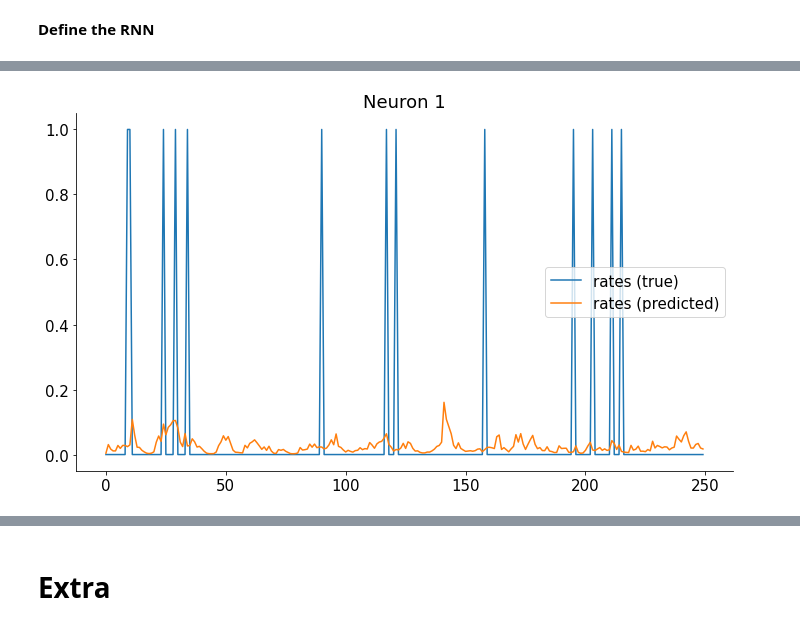
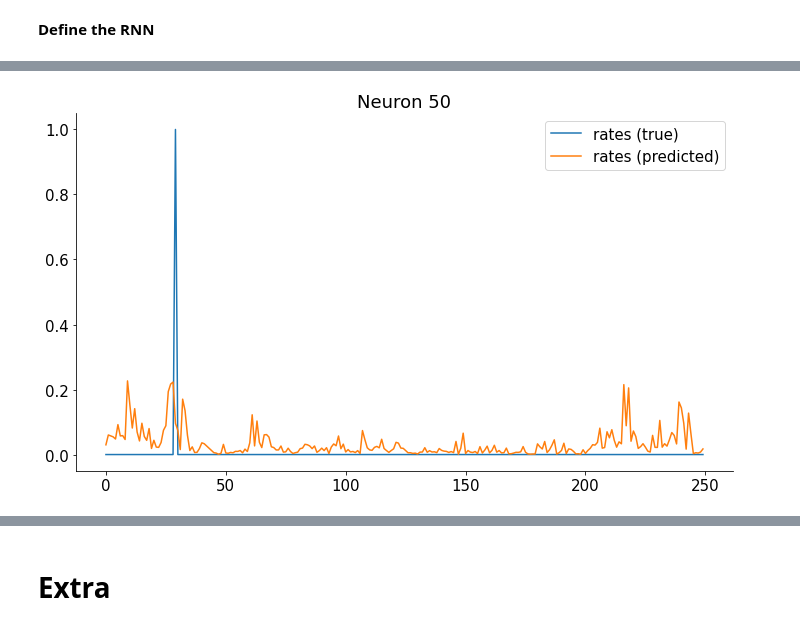
Before and after one commit to michele1993/NMA_latentDynamics, a Jupyter notebook: Copy_of_load_steinmetz_decisions.ipynb, the cells around one changed output, grey strips where cells are left out. Saved outputs shown, nothing was run; the diff lists cells and outputs as text; code cells hidden in the pictures.

```diff
--- a/Copy_of_load_steinmetz_decisions.ipynb
+++ b/Copy_of_load_steinmetz_decisions.ipynb
@@ -138,24 +82,0 @@ plt.show()
-# %%
-# @title Basic plots of population average
-
-# select just one of the recordings here. 11 is nice because it has some neurons in vis ctx.
-dat = alldat[11]
-print(dat.keys())
-
-dt = dat['bin_size']  # binning at 10 ms
-
-
-NT = dat['spks'].shape[-1]
-
-ax = plt.subplot(1, 5, 1)
-response = dat['response']  # right - nogo - left (-1, 0, 1)
-vis_right = dat['contrast_right']  # 0 - low - high
-vis_left = dat['contrast_left']  # 0 - low - high
-plt.plot(dt * np.arange(NT), 1/dt * dat['spks'][:, response >= 0].mean(axis=(0, 1)))  # left responses
-plt.plot(dt * np.arange(NT), 1/dt * dat['spks'][:, response < 0].mean(axis=(0, 1)))  # right responses
-plt.plot(dt * np.arange(NT), 1/dt * dat['spks'][:, vis_right > 0].mean(axis=(0, 1)))  # stimulus on the right
-plt.plot(dt * np.arange(NT), 1/dt * dat['spks'][:, vis_right == 0].mean(axis=(0, 1)))  # no stimulus on the right
-
-plt.legend(['left resp', 'right resp', 'right stim', 'no right stim'], fontsize=12)
-ax.set(xlabel='time (sec)', ylabel='firing rate (Hz)')
-plt.show()
@@ -488,12 +244,13 @@ tensor([147,  97, 132, 246, 204,  60, 229, 144, 202,  49,  16,  85, 189,  24,
 # %%
 # Define RNN for training
+
 
 # Convert data to torch.tensor():
 device = torch.device('cuda:0' if torch.cuda.is_available() else 'cpu')
 
 
-tr_nn  = torch.Tensor(training_nn, device=device)
-ts_nn = torch.Tensor(testing_nn, device=device)
+tr_nn  = torch.tensor(training_nn, device=device).float()
+ts_nn = torch.tensor(testing_nn, device=device).float()
 
 # Put them in the right shape for the RNN
 tr_nn = torch.permute(tr_nn ,(2,1,0))
@@ -503,9 +260,9 @@ ts_nn = torch.permute(ts_nn,(2,1,0))
 NN1 = tr_nn.shape[-1]
 NN2 = ts_nn.shape[-1]
 
-ncomp = 20
+ncomp = 100
 
-net = Net(ncomp, NN1, NN2,lr = .001, bidi = True).to(device)
+net = Net(ncomp, NN1, NN2,lr = 0.0005, bidi = True).to(device) # .0005
 
 
 net.train(tr_nn,ts_nn, niter = 10000)
@@ -530,19 +308,23 @@ iteration 9900, cost 0.0981
 # %%
 y_hat, _ = net(tr_nn)
 
 rpred = y_hat.detach().cpu().numpy()
 
-nn = 1
+ts_nn_numpy = ts_nn.detach().cpu().numpy()
+
+
+
+nn = 50
 plt.figure(figsize=(10, 6))
-plt.plot(ts_nn[:,nn, 0])
+plt.plot(ts_nn_numpy[:,nn, 0])
 plt.plot(rpred[:,nn, 0])
 #plt.plot(-.5 + x[:, nn, 0]/4)
 
 plt.legend(['rates (true)', 'rates (predicted)', 'spikes'])
 plt.title(f'Neuron {nn}')
 plt.show()
 # %% [output]
-[figure, old version]
+[figure, new version]
 # %%
 # Plot latent space
 _, h = net(tr_nn)
```
Also changed, not shown: parts of 20 cells of this notebook.
